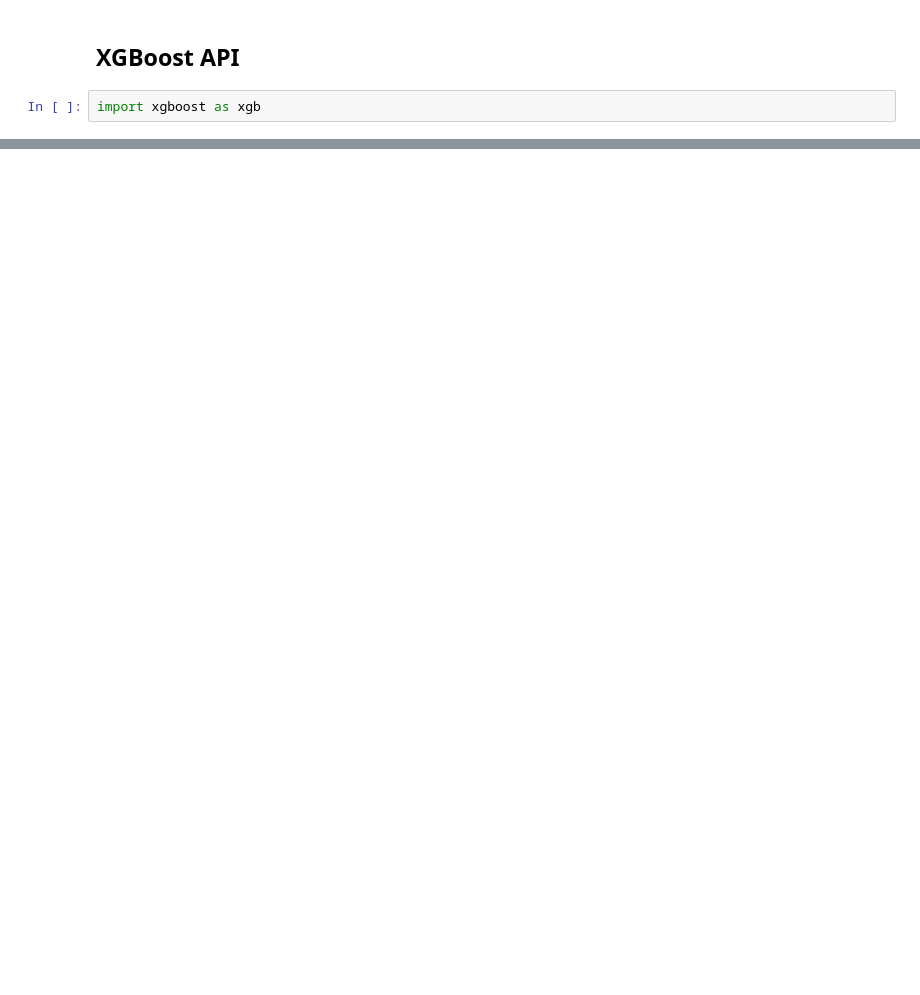
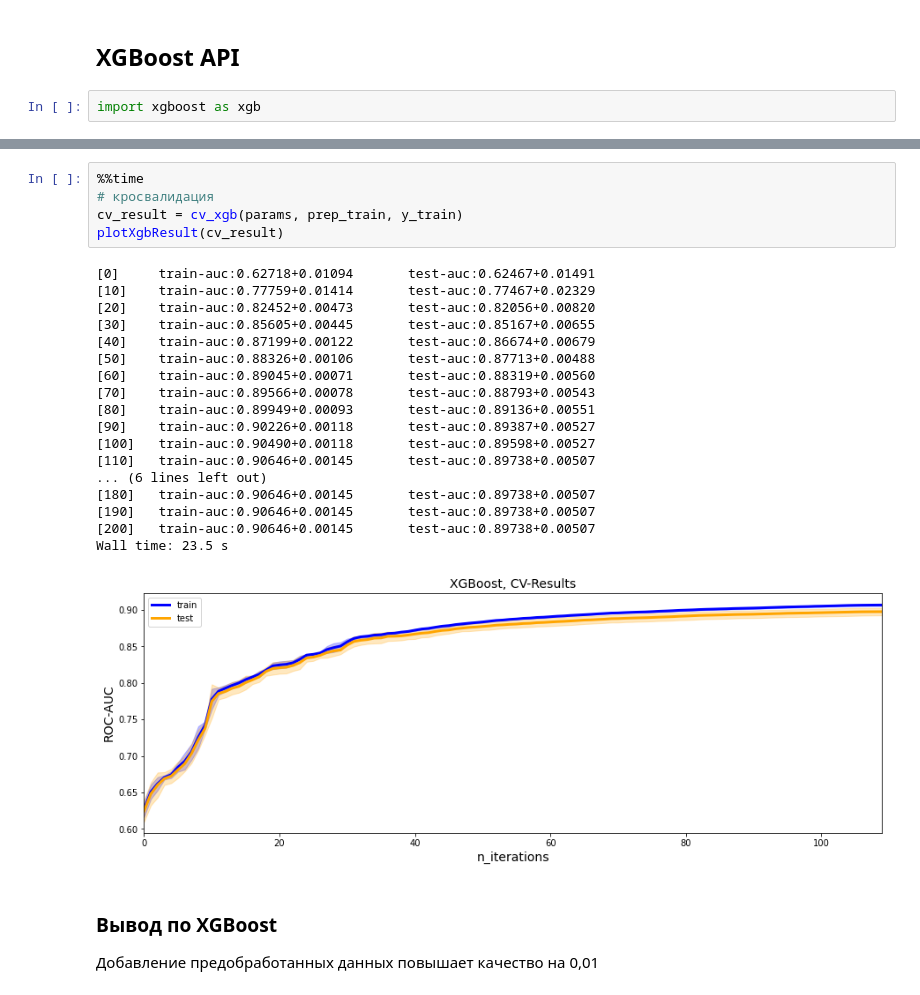
Before and after one commit to VokiVon-P/GB_Kaggle, a Jupyter notebook: notebooks/02_Boosting_Algos.ipynb, the cells around one changed output, grey strips where cells are left out. Cells and saved outputs as stored; diff of their text form; blank space fills up the shorter version.

```diff
--- a/notebooks/02_Boosting_Algos.ipynb
+++ b/notebooks/02_Boosting_Algos.ipynb
@@ -466,0 +319,28 @@ Wall time: 19.6 s
+# %%
+%%time
+# кросвалидация
+cv_result = cv_xgb(params, prep_train, y_train)
+plotXgbResult(cv_result)
+# %% [output]
+[0]     train-auc:0.62718+0.01094       test-auc:0.62467+0.01491
+[10]    train-auc:0.77759+0.01414       test-auc:0.77467+0.02329
+[20]    train-auc:0.82452+0.00473       test-auc:0.82056+0.00820
+[30]    train-auc:0.85605+0.00445       test-auc:0.85167+0.00655
+[40]    train-auc:0.87199+0.00122       test-auc:0.86674+0.00679
+[50]    train-auc:0.88326+0.00106       test-auc:0.87713+0.00488
+[60]    train-auc:0.89045+0.00071       test-auc:0.88319+0.00560
+[70]    train-auc:0.89566+0.00078       test-auc:0.88793+0.00543
+[80]    train-auc:0.89949+0.00093       test-auc:0.89136+0.00551
+[90]    train-auc:0.90226+0.00118       test-auc:0.89387+0.00527
+[100]   train-auc:0.90490+0.00118       test-auc:0.89598+0.00527
+[110]   train-auc:0.90646+0.00145       test-auc:0.89738+0.00507
+... (6 lines left out)
+[180]   train-auc:0.90646+0.00145       test-auc:0.89738+0.00507
+[190]   train-auc:0.90646+0.00145       test-auc:0.89738+0.00507
+[200]   train-auc:0.90646+0.00145       test-auc:0.89738+0.00507
+Wall time: 23.5 s
+[figure, added]
+# %% [markdown]
+### Вывод по XGBoost
+
+Добавление предобработанных данных повышает качество на 0,01
```
Also changed, not shown: parts of 58 cells of this notebook.
